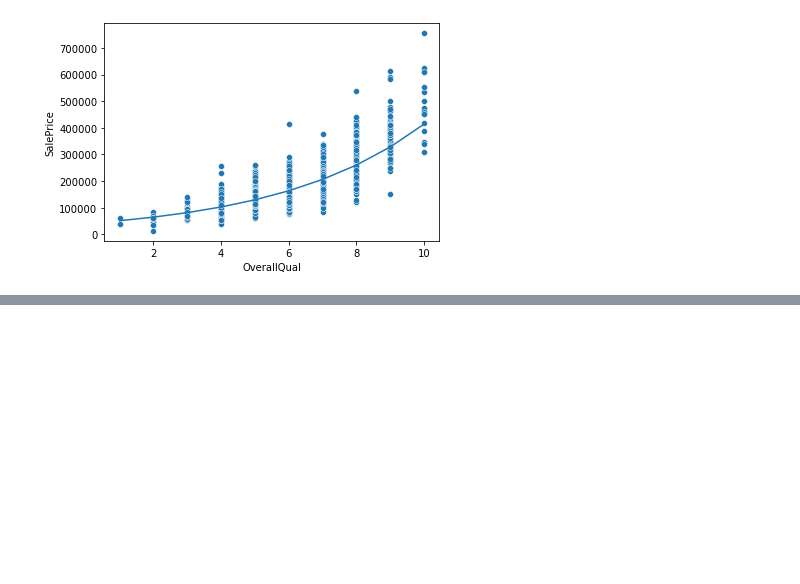
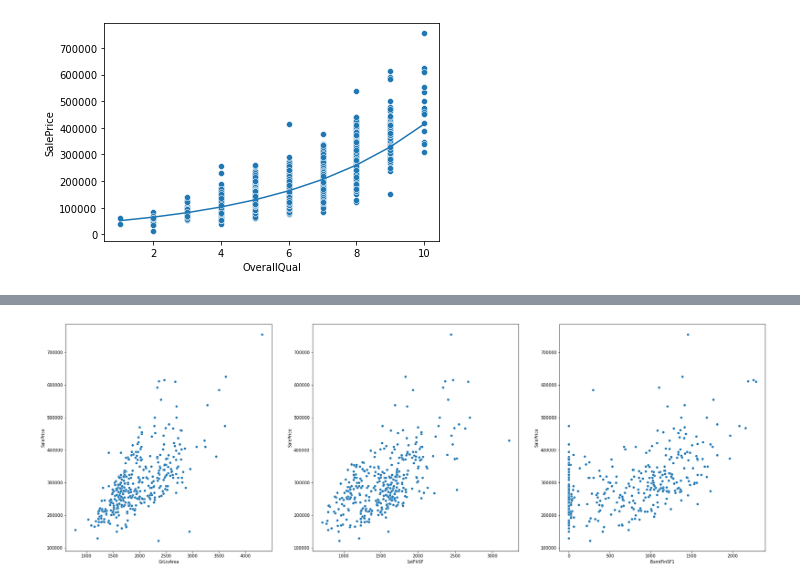
Before and after one commit to kchander92/NYCDSA-Machine-Learning-Project, a Jupyter notebook: Machine Learning EDA and Modeling.ipynb, the cells around one changed output, grey strips where cells are left out. Cells and saved outputs as stored; diff of their text form; code cells hidden in the pictures; blank space fills up the shorter version.

```diff
--- a/Machine Learning EDA and Modeling.ipynb
+++ b/Machine Learning EDA and Modeling.ipynb
@@ -1770,0 +2043,6 @@ array([-80132.65318196])
+# %%
+fig, ax = plt.subplots(1, 3, figsize=(30, 10))
+for i in range(0, 3):
+    sb.scatterplot(data=housing2[housing2['QualRatings'] == 'Excellent'], x=housing2.columns[i], y='SalePrice', ax=ax[i])
+# %% [output]
+[figure, added]
```
Also changed, not shown: parts of 145 cells of this notebook.
